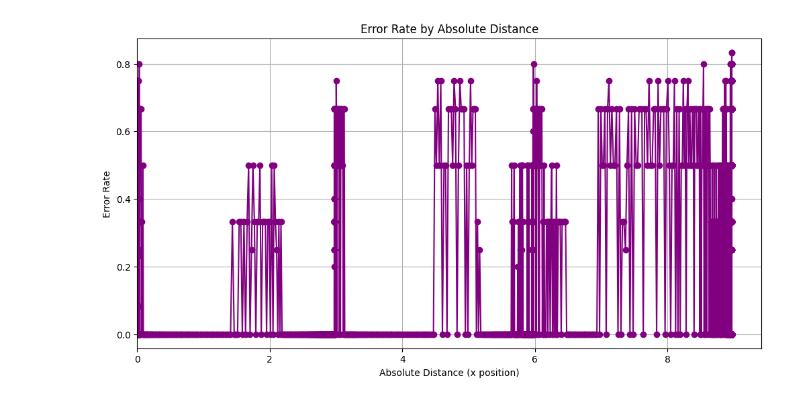
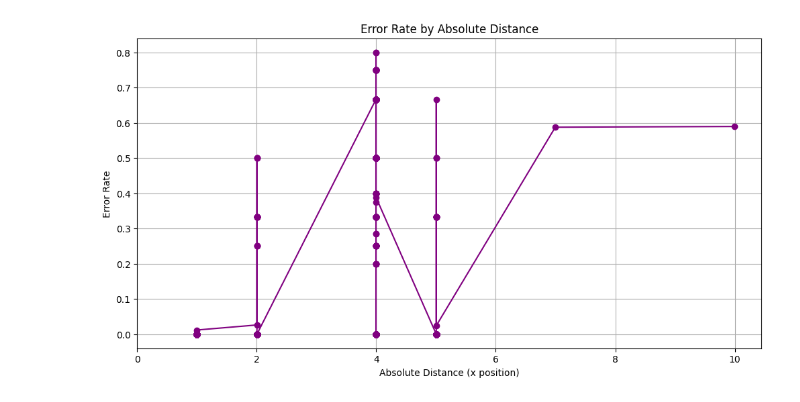
Before and after one commit to MarlonRiv/uvdar_core, a Jupyter notebook: scripts/Processing_evaluation_distance.ipynb, the cells around one changed output. Saved outputs shown, nothing was run; the diff lists cells and outputs as text; code cells hidden in the pictures.

Commit message:
More extracting and better plots

```diff
--- a/scripts/Processing_evaluation_distance.ipynb
+++ b/scripts/Processing_evaluation_distance.ipynb
@@ -29,0 +55,5 @@ cleaned_file_path, data.head()  # Return the path to the new CSV and display the
+# %%
+# Load the data
+input_csv_path = os.path.expanduser('~/Desktop/MRS_Master_Project/rosbags/simulation/combined_standard_static_cleaned.csv')
+data = pd.read_csv(input_csv_path)
+data.head(5)
@@ -29,0 +67,13 @@ cleaned_file_path, data.head()  # Return the path to the new CSV and display the
+# %%
+import numpy as np
+
+# Specified relative distances
+specified_distances = np.array([5, 8, 11, 14, 17, 20])
+
+# Assigning each data point to the nearest specified distance
+data['nearest_distance'] = specified_distances[np.abs(specified_distances[:, np.newaxis] - data['distance_x'].values).argmin(axis=0)]
+
+# Summarizing the frequency of errors for these specified distances
+specified_distance_summary = data.groupby('nearest_distance')['is_error'].agg(['count', 'sum', 'mean']).reset_index().rename(columns={'count': 'total_entries', 'sum': 'total_errors', 'mean': 'error_rate'})
+
+specified_distance_summary
@@ -30,32 +115,29 @@ cleaned_file_path, data.head()  # Return the path to the new CSV and display the
 # %%
 #Make all distances positive
 import pandas as pd
 import os
 
 import matplotlib.pyplot as plt
 data['distance_x'] = data['distance_x'].abs()
 
 # Save the cleaned data to a new CSV file
-cleaned_file_path = os.path.expanduser('~/Desktop/MRS_Master_Project/rosbags/simulation/standard_test_cleaned.csv')
+cleaned_file_path = os.path.expanduser('~/Desktop/MRS_Master_Project/rosbags/simulation/combined_standard_static_cleaned.csv')
 
 data.to_csv(cleaned_file_path, index=False)
 
 cleaned_file_path, data.head(50)  # Return the path to the new CSV and display the first few rows of the cleaned data.
 
 
-
-# Recalculate error rates with absolute distances
-data['is_error'] = data['value'].apply(lambda x: 1 if x < 0 else 0)
 
 error_rate_by_abs_distance = data.groupby('distance_x')['is_error'].mean().sort_index()
 # Plot error rates with absolute distances
 plt.figure(figsize=(12, 6))
 plt.plot(error_rate_by_abs_distance.index, error_rate_by_abs_distance.values, marker='o', linestyle='-', color='purple')
 plt.title('Error Rate by Absolute Distance')
 plt.xlabel('Absolute Distance (x position)')
 plt.ylabel('Error Rate')
 plt.grid(True)
 plt.xlim(left=0)  # Ensure x-axis starts from 0
 plt.show()
 # %% [output]
-[figure, old version]
+[figure, new version]
```
Also changed, not shown: parts of 7 cells of this notebook, 4 other files.
